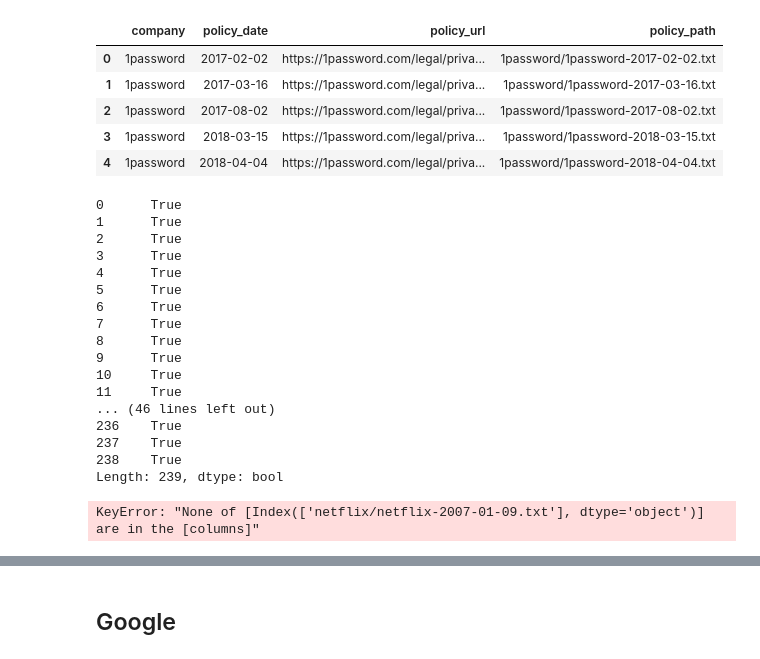
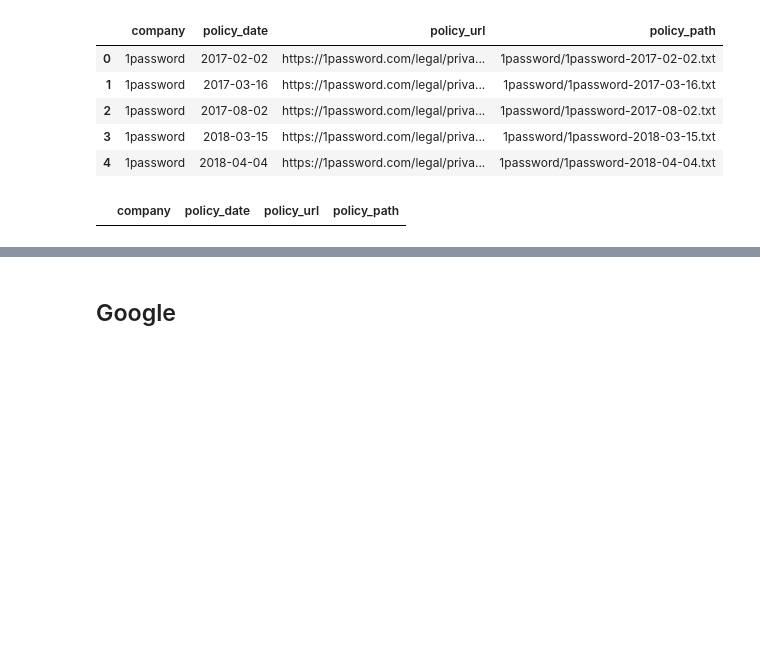
Before and after one commit to workmanjack/privacy-policies-through-time, a Jupyter notebook: notebooks/privacy-policies-through-time.ipynb, the cells around one changed output, grey strips where cells are left out. Saved outputs shown, nothing was run; the diff lists cells and outputs as text; code cells hidden in the pictures; blank space fills up the shorter version.

```diff
--- a/notebooks/privacy-policies-through-time.ipynb
+++ b/notebooks/privacy-policies-through-time.ipynb
@@ -33,29 +33,10 @@ df.head()
 | 3 | 1password | 2018-03-15 | https://1password.com/legal/priva... | 1password/1password-2018-03-15.txt |
 | 4 | 1password | 2018-04-04 | https://1password.com/legal/priva... | 1password/1password-2018-04-04.txt |
 # %%
-pd.Series([os.path.exists(os.path.join(POLICY_DIR, x)) for x in df.policy_path])
+# check for any policy paths that do not exist
+df[~pd.Series([os.path.exists(os.path.join(POLICY_DIR, x)) for x in df.policy_path])]
 # %% [output]
-0      True
-1      True
-2      True
-3      True
-4      True
-5      True
-6      True
-7      True
-8      True
-9      True
-10     True
-11     True
-... (46 lines left out)
-236    True
-237    True
-238    True
-Length: 239, dtype: bool
+|  | company | policy_date | policy_url | policy_path |
-# %%
-df[df.policy_path[~pd.Series([os.path.exists(os.path.join(POLICY_DIR, x)) for x in df.policy_path])]]
-# %% [output]
-KeyError: "None of [Index(['netflix/netflix-2007-01-09.txt'], dtype='object')] are in the [columns]"
 # %%
 print(len(df.company.unique()))
 print(len(df.policy_path.unique()))
```
Also changed, not shown: parts of 14 cells of this notebook.
